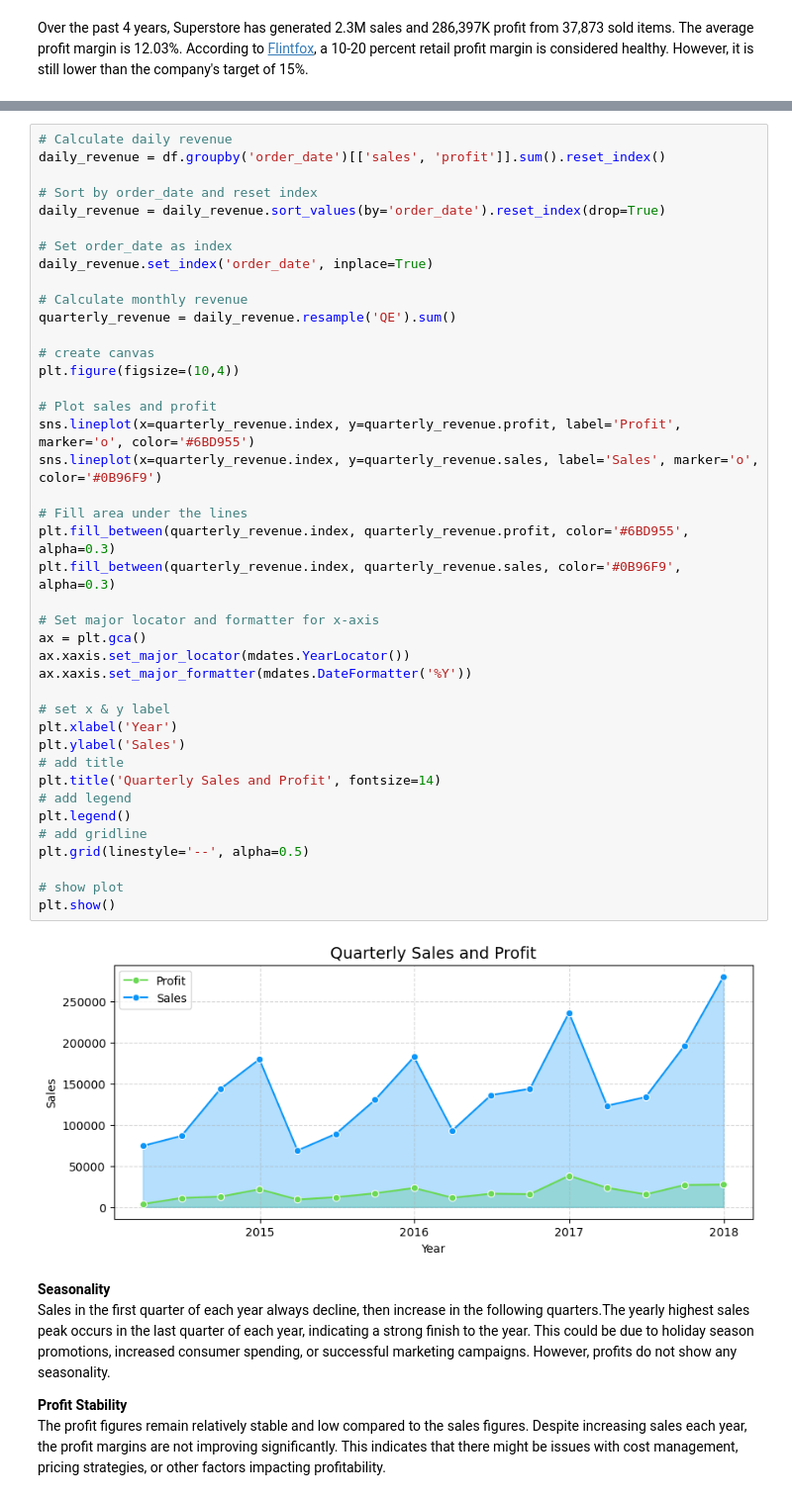
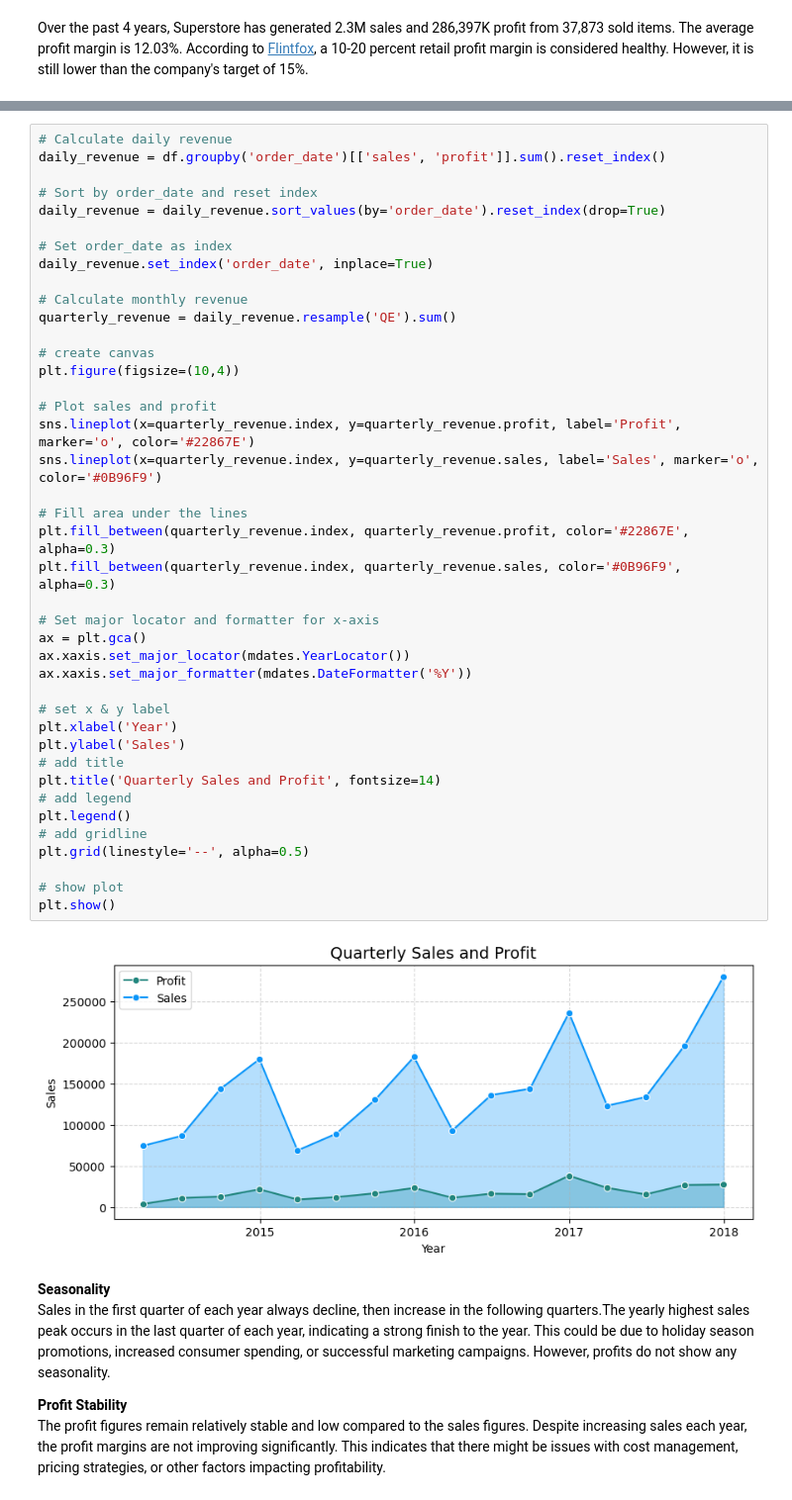
Before and after one commit to FadhiilDzaki/superstore_analysis, a Jupyter notebook: superstore_analysis.ipynb, the cells around one changed output, grey strips where cells are left out. Shown at 99% size. Cells and saved outputs as stored; diff of their text form.

```diff
--- a/superstore_analysis.ipynb
+++ b/superstore_analysis.ipynb
@@ -531,36 +549,36 @@ daily_revenue.set_index('order_date', inplace=True)
 # Calculate monthly revenue
 quarterly_revenue = daily_revenue.resample('QE').sum()
 
 # create canvas
 plt.figure(figsize=(10,4))
 
 # Plot sales and profit
-sns.lineplot(x=quarterly_revenue.index, y=quarterly_revenue.profit, label='Profit', marker='o', color='#6BD955')
+sns.lineplot(x=quarterly_revenue.index, y=quarterly_revenue.profit, label='Profit', marker='o', color='#22867E')
 sns.lineplot(x=quarterly_revenue.index, y=quarterly_revenue.sales, label='Sales', marker='o', color='#0B96F9')
 
 # Fill area under the lines
-plt.fill_between(quarterly_revenue.index, quarterly_revenue.profit, color='#6BD955', alpha=0.3)
+plt.fill_between(quarterly_revenue.index, quarterly_revenue.profit, color='#22867E', alpha=0.3)
 plt.fill_between(quarterly_revenue.index, quarterly_revenue.sales, color='#0B96F9', alpha=0.3)
 
 # Set major locator and formatter for x-axis
 ax = plt.gca()
 ax.xaxis.set_major_locator(mdates.YearLocator())
 ax.xaxis.set_major_formatter(mdates.DateFormatter('%Y'))
 
 # set x & y label
 plt.xlabel('Year')
 plt.ylabel('Sales')
 # add title
 plt.title('Quarterly Sales and Profit', fontsize=14)
 # add legend
 plt.legend()
 # add gridline
 plt.grid(linestyle='--', alpha=0.5)
 
 # show plot
 plt.show()
 # %% [output]
-[figure, old version]
+[figure, new version]
 # %% [markdown]
 **Seasonality**
 Sales in the first quarter of each year always decline, then increase in the following quarters.The yearly highest sales peak occurs in the last quarter of each year, indicating a strong finish to the year. This could be due to holiday season promotions, increased consumer spending, or successful marketing campaigns. However, profits do not show any seasonality.
```
Also changed, not shown: parts of 43 cells of this notebook, 1 other file.
